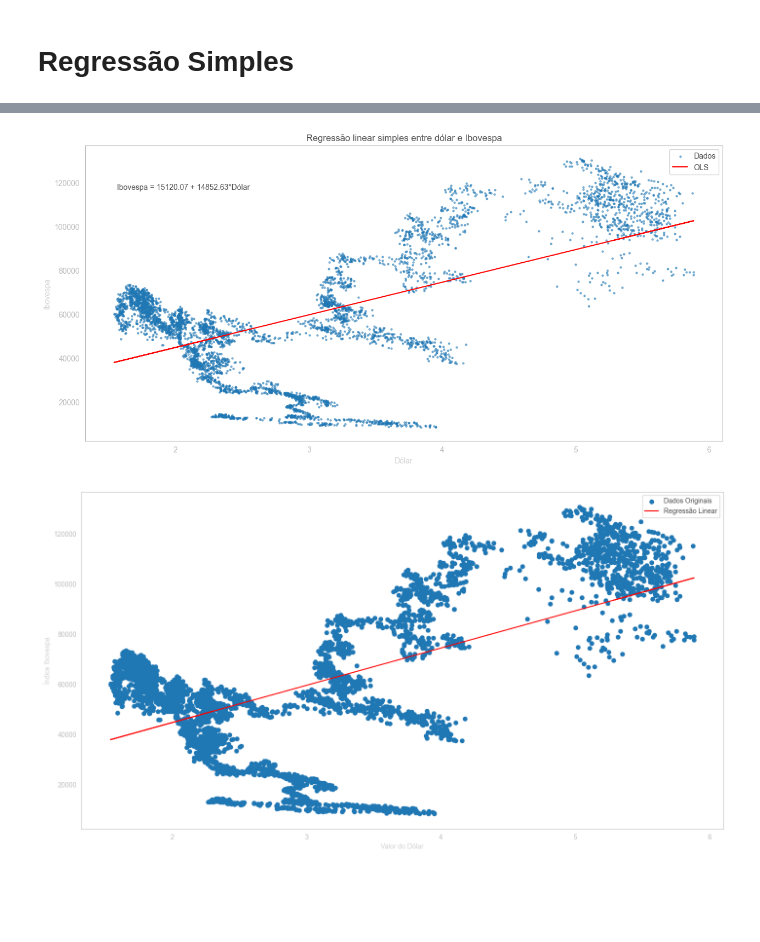
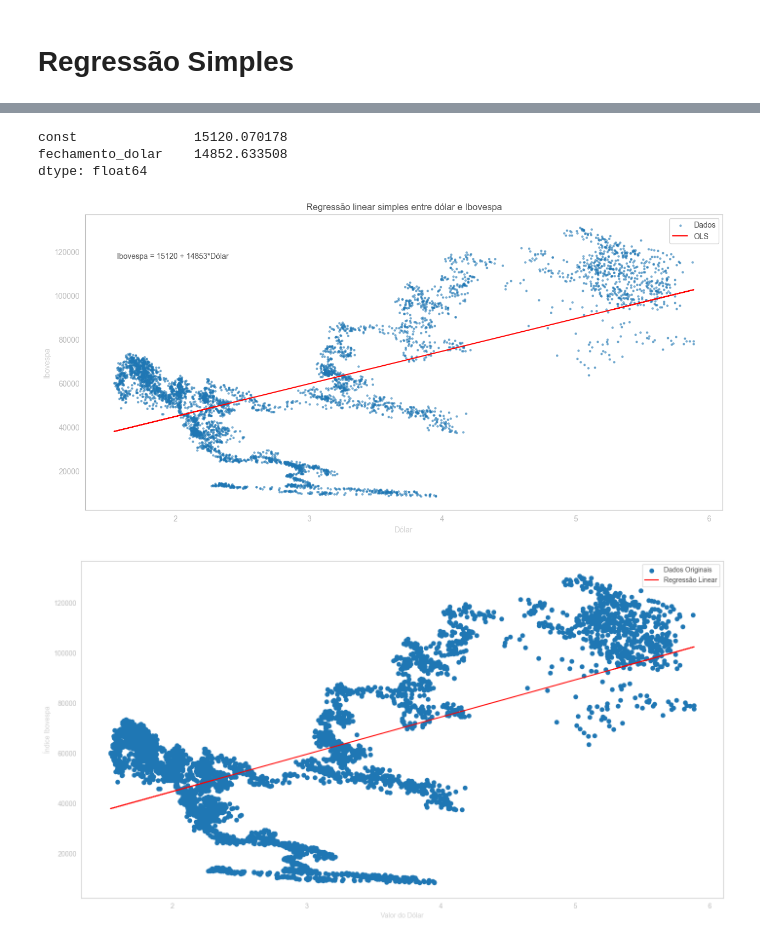
Before and after one commit to naruhikohama/tcc-adados, a Jupyter notebook: notebook.ipynb, the cells around one changed output, grey strips where cells are left out. Saved outputs shown, nothing was run; the diff lists cells and outputs as text; code cells hidden in the pictures; blank space fills up the shorter version.

```diff
--- a/notebook.ipynb
+++ b/notebook.ipynb
@@ -456,31 +456,37 @@ Covariance Type:            nonrobust
 
 Notes:
 [1] Standard Errors assume that the covariance matrix of the errors is correctly specified.
+# %%
+results.params
+# %% [output]
+const               15120.070178
+fechamento_dolar    14852.633508
+dtype: float64
 # %%
 fig, ax = plt.subplots(figsize=(15, 7))
 
 # Crie o gráfico de dispersão
 ax.scatter(x=df1['fechamento_dolar'], y=df1['fechamento_ibov'], label='Dados', s = 5, alpha = 0.5)
 
 # Crie o gráfico de linha usando os parâmetros do modelo
 ax.plot(df1['fechamento_dolar'], results.fittedvalues, label='OLS', color='red')
 
 # Defina os rótulos dos eixos
 ax.set_ylabel('Ibovespa')
 ax.set_xlabel('Dólar')
 
 # Defina o título do gráfico
 ax.set_title('Regressão linear simples entre dólar e Ibovespa')
 
 # Annotate the plot with your equation using the statsmodels package with times new roman font and fontsize 16
-ax.annotate(f"Ibovespa = {results.params[0]:.2f} + {results.params[1]:.2f}*Dólar", xy=(0.05, 0.85), xycoords='axes fraction')
+ax.annotate(f"Ibovespa = {results.params['const']:.0f} + {results.params['fechamento_dolar']:.0f}*Dólar", xy=(0.05, 0.85), xycoords='axes fraction')
 
 # Adicione uma legenda ao gráfico
 ax.legend()
 
 plt.show()
 # %% [output]
-[figure, old version]
+[figure, new version]
 # %%
 plt.scatter(df1['fechamento_dolar'], df1['fechamento_ibov'], label='Dados Originais')
 plt.plot(df1['fechamento_dolar'], results.predict(), label='Regressão Linear', color='red')
```
Also changed, not shown: parts of 1 cell of this notebook.
